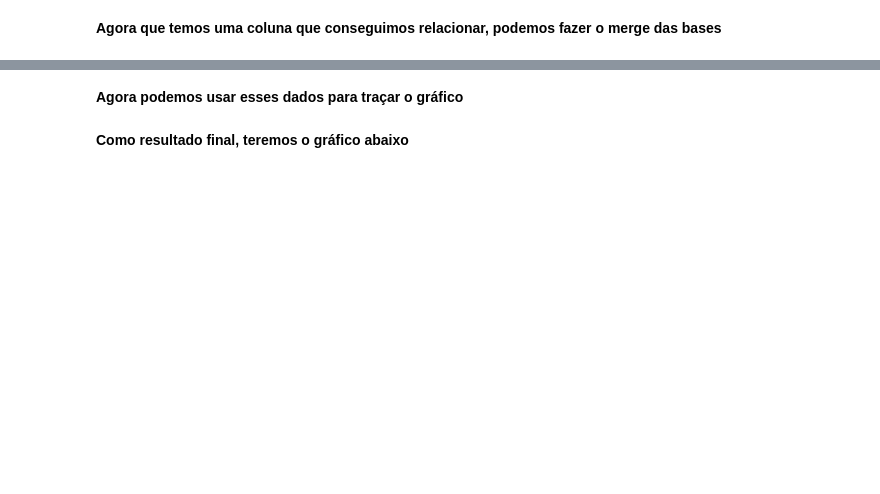
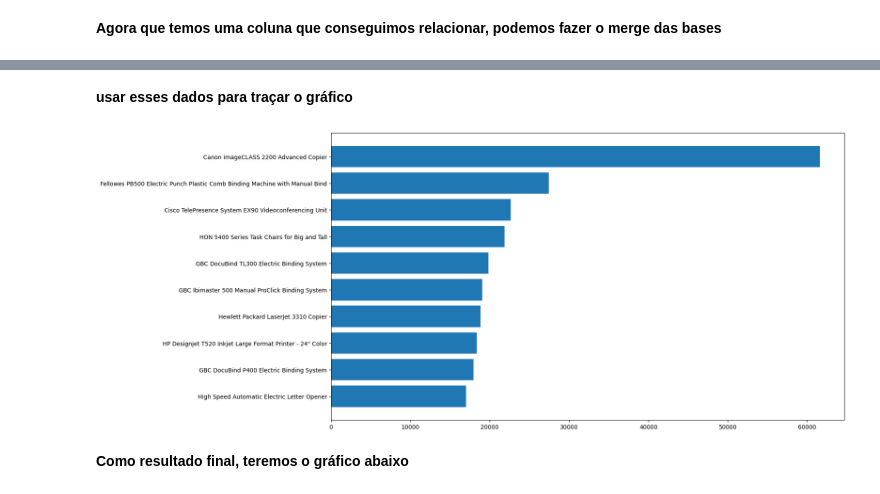
Before and after one commit to PauloViniciusR/PROJ_apresentacao_executiva, a Jupyter notebook: index.ipynb, the cells around one changed output, grey strips where cells are left out. Saved outputs shown, nothing was run; the diff lists cells and outputs as text; code cells hidden in the pictures; blank space fills up the shorter version.

```diff
--- a/index.ipynb
+++ b/index.ipynb
@@ -823,2 +988,2 @@ itens_ano_grafico.head()
 # %% [markdown]
-**Agora podemos usar esses dados para traçar o gráfico**
+**usar esses dados para traçar o gráfico**
@@ -827,3 +990,13 @@ itens_ano_grafico.head()
+# %%
+fig, ax = plt.subplots(figsize = (16,9))
+
+ax.barh(top_n_itens["Product Name"].values,
+        top_n_itens["Sales"].values,
+        align="center")
+
+ax.invert_yaxis()
+# %% [output]
+[figure, added]
 # %% [markdown]
 **Como resultado final, teremos o gráfico abaixo**
 # %%
```
Also changed, not shown: parts of 59 cells of this notebook.
